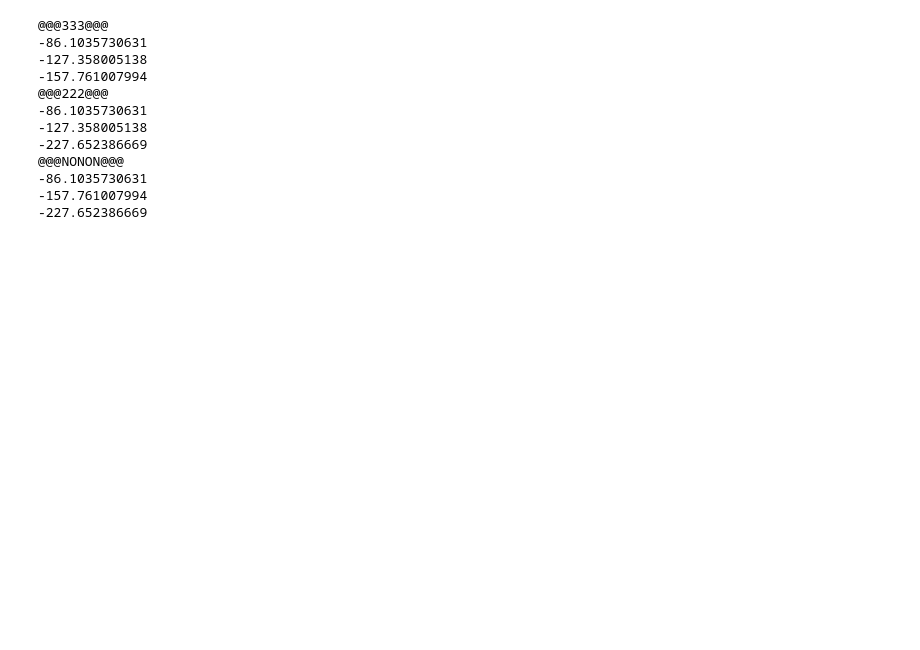
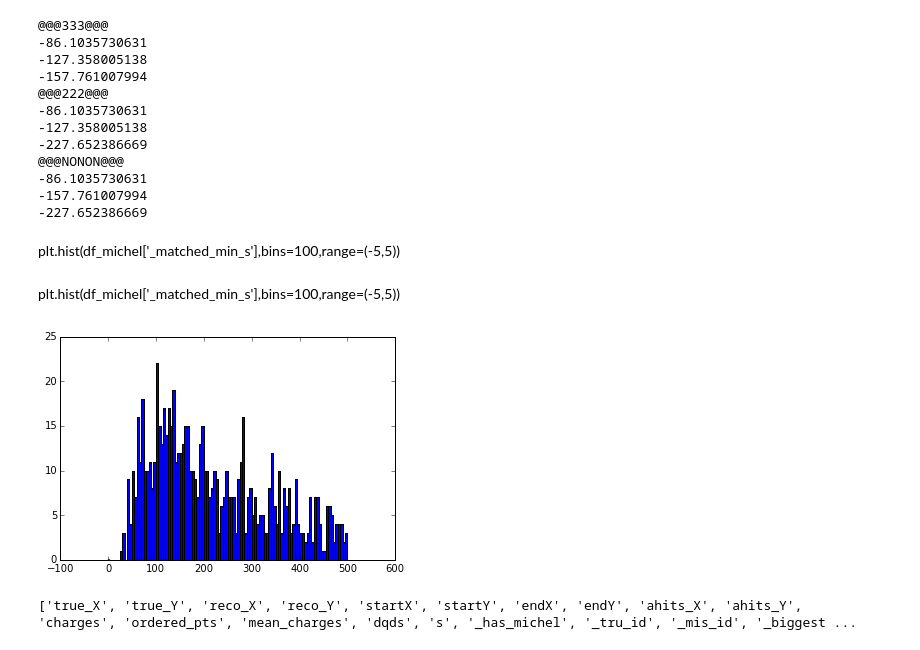
Before and after one commit to vgenty/michel_vic, a Jupyter notebook: michel_filter/mac/EFFICIENCY.ipynb, the cells around one changed output. Saved outputs shown, nothing was run; the diff lists cells and outputs as text; code cells hidden in the pictures; blank space fills up the shorter version.

```diff
--- a/michel_filter/mac/EFFICIENCY.ipynb
+++ b/michel_filter/mac/EFFICIENCY.ipynb
@@ -234,3 +234,20 @@ print calc_sig(get_michel_E_bins(30,0,xhigh,binz),get_muon_E_bins(30,0,xhigh,bin
 -86.1035730631
 -157.761007994
 -227.652386669
+# %% [markdown]
+
+plt.hist(df_michel['_matched_min_s'],bins=100,range=(-5,5))
+# %% [markdown]
+plt.hist(df_michel['_matched_min_s'],bins=100,range=(-5,5))
+# %%
+sizes = [i.size for i in df_muon['ordered_pts']]
+plt.hist(sizes,bins=100,range=(-1,500))
+#plt.set_yscale('log')
+plt.show()
+# %% [output]
+[figure, added]
+# %%
+
+print list(df_michel.columns.values)
+# %% [output]
+['true_X', 'true_Y', 'reco_X', 'reco_Y', 'startX', 'startY', 'endX', 'endY', 'ahits_X', 'ahits_Y', 'charges', 'ordered_pts', 'mean_charges', 'dqds', 's', '_has_michel', '_tru_id', '_mis_id', '_biggest ...
```
Also changed, not shown: 3 other files.
